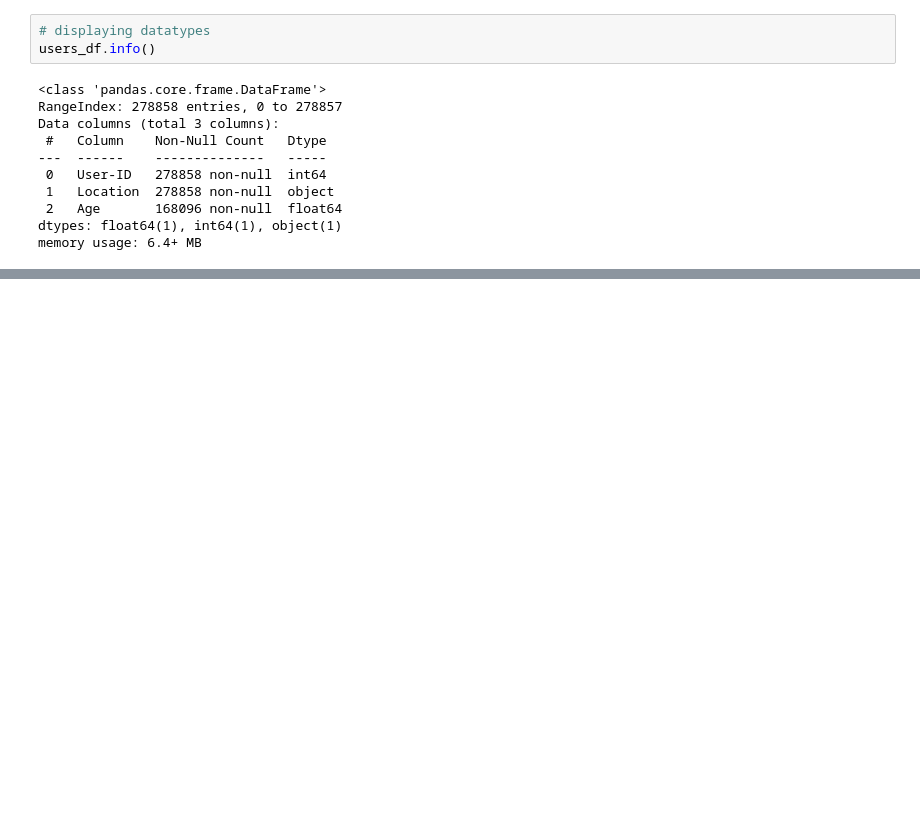
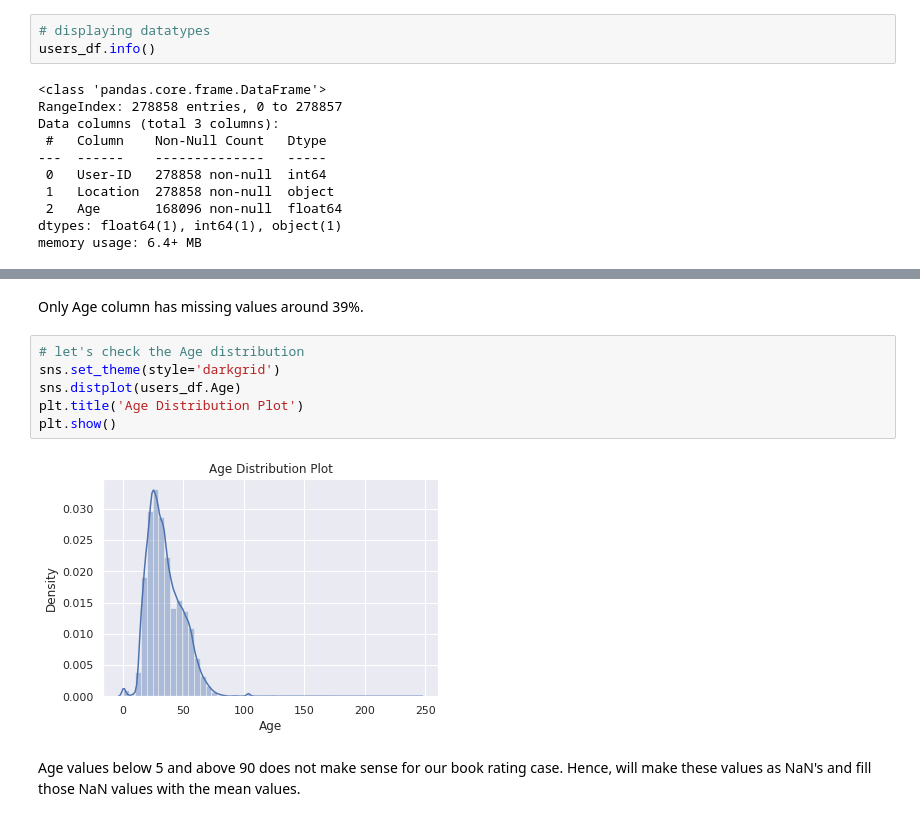
Before and after one commit to rahool010/Book-Recommendation-System, a Jupyter notebook: Book_Recommendation_System.ipynb, the cells around one changed output, grey strips where cells are left out. Drawn from its saved outputs; the diff is of its cells as text; blank space fills up the shorter version.

```diff
--- a/Book_Recommendation_System.ipynb
+++ b/Book_Recommendation_System.ipynb
@@ -245,0 +255,12 @@ memory usage: 6.4+ MB
+# %% [markdown]
+Only Age column has missing values around 39%.
+# %%
+# let's check the Age distribution
+sns.set_theme(style='darkgrid')
+sns.distplot(users_df.Age)
+plt.title('Age Distribution Plot')
+plt.show()
+# %% [output]
+[figure, added]
+# %% [markdown]
+Age values below 5 and above 90 does not make sense for our book rating case. Hence, will make these values as NaN's and fill those NaN values with the mean values.
```
Also changed, not shown: parts of 20 cells of this notebook.
